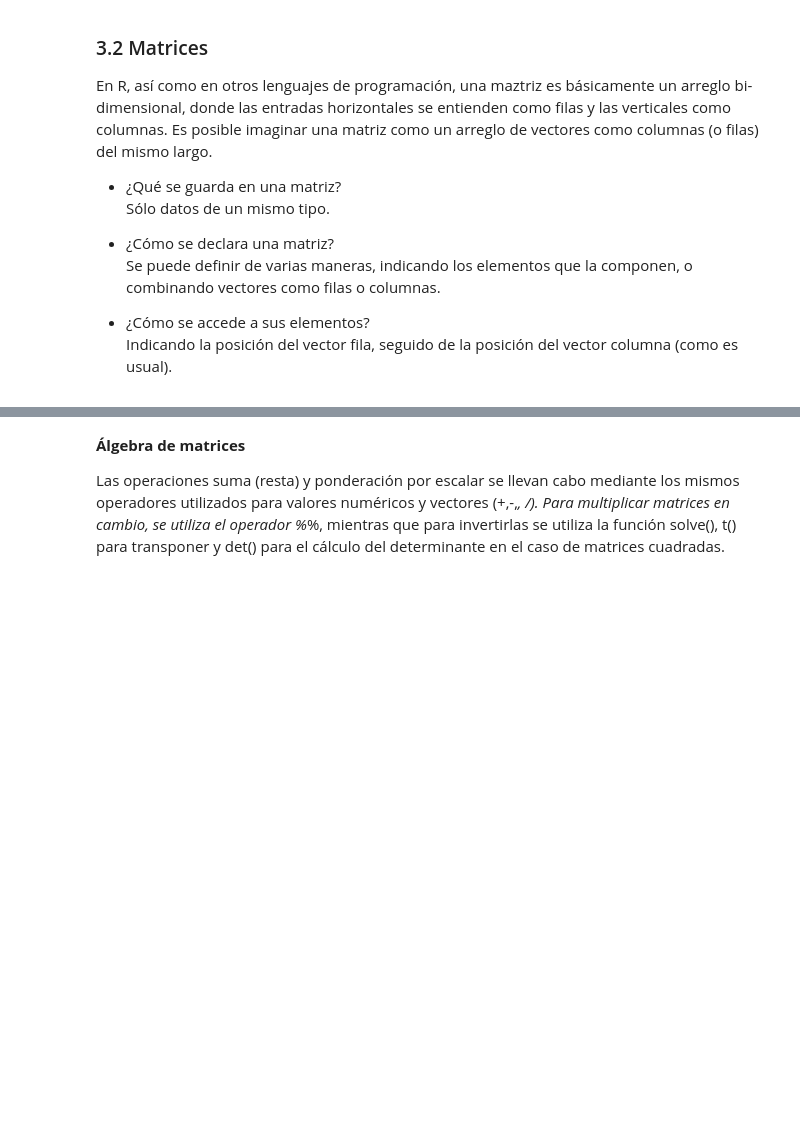
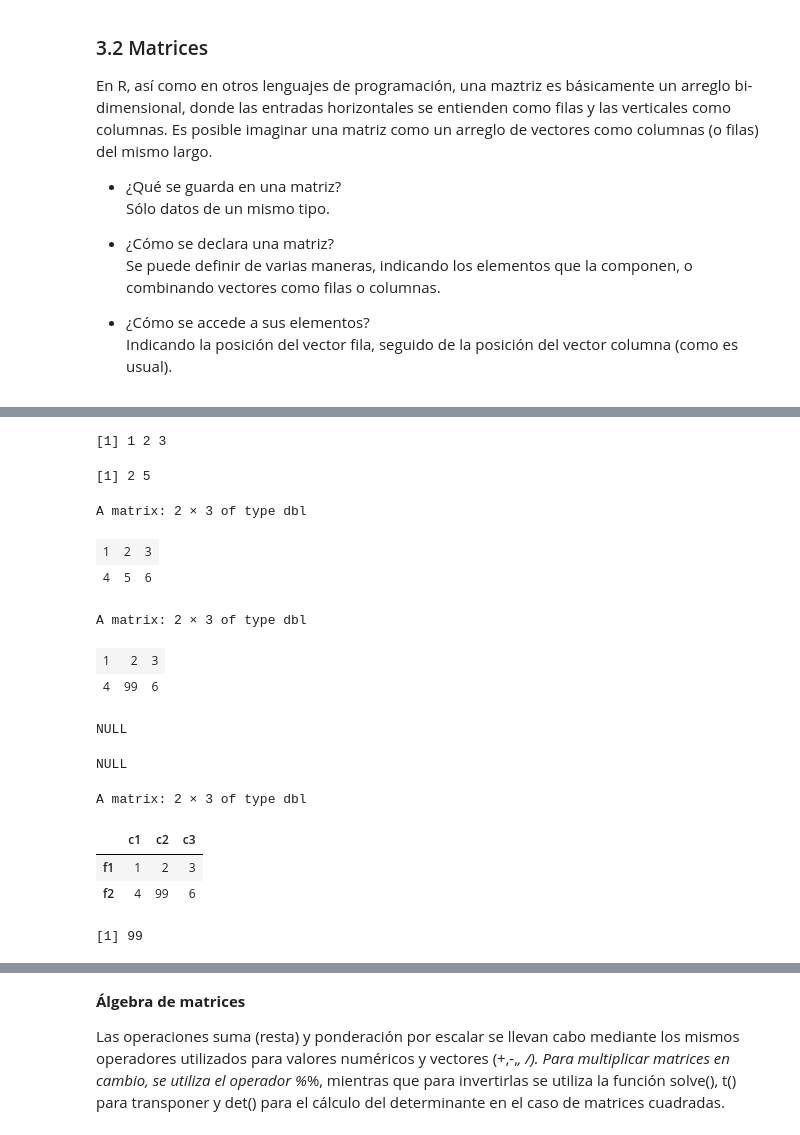
Before and after one commit to kerlesuwu/DBDC_202010_Programacion_en_R_para_ciencia_de_datos, a Jupyter notebook: Clases/Clase2/Clase_2_01_matrices.ipynb, the cells around one changed output, grey strips where cells are left out. Cells and saved outputs as stored; diff of their text form; code cells hidden in the pictures; blank space fills up the shorter version.

```diff
--- a/Clases/Clase2/Clase_2_01_matrices.ipynb
+++ b/Clases/Clase2/Clase_2_01_matrices.ipynb
@@ -26,5 +26,8 @@ En R, así como en otros lenguajes de programación, una maztriz es básicamente
 # 3.2 Matrices ------------
 #?matrix de dos filas y 3 columnas, parametros ncol, nrow y byrow
 # recibe un vector de elementos
-(M1 <- matrix(c(1,2,3,4,5,6), ncol = 3, nrow = 2))
-(M2 <- matrix(c(1,2,3,4,5,6), ncol = 3, nrow = 2, byrow = TRUE))
+M1 <- matrix(c(1,2,3,4,5,6), ncol = 3, nrow = 2)
+M2 <- matrix(c(1,2,3,4,5,6), ncol = 3, nrow = 2, byrow = TRUE)
+
+M1
+M2
@@ -54,10 +117,20 @@ En R, así como en otros lenguajes de programación, una maztriz es básicamente
 # %%
 # Para acceder a una fila completa
-
+M2[1,]
 
 
 # Para acceder a una columna completa
+M2[,2]
+# %% [output]
+[1] 1 2 3
+[1] 2 5
 # %%
 #Recordemos que podemos actualizar elementos de un vector como:
 
-# quiero cambiar el 30 por un 99
+# quiero cambiar el 5 por un 99 (el 5 de la pos 2,2)
+M2
+M2[2,2] <- 99
+# %% [output]
+A matrix: 2 × 3 of type dbl
+| 1 | 2 | 3 |
+| 4 | 5 | 6 |
@@ -65,0 +137,14 @@ En R, así como en otros lenguajes de programación, una maztriz es básicamente
+# %%
+M2
+# %% [output]
+A matrix: 2 × 3 of type dbl
+| 1 | 2 | 3 |
+| 4 | 99 | 6 |
+# %%
+# Acceso mediante nombres
+
+colnames(M2)
+rownames(M2)
+# %% [output]
+NULL
+NULL
@@ -65,0 +154,14 @@ En R, así como en otros lenguajes de programación, una maztriz es básicamente
+# %%
+M2
+# %% [output]
+A matrix: 2 × 3 of type dbl
+|  | c1 | c2 | c3 |
+| f1 | 1 | 2 | 3 |
+| f2 | 4 | 99 | 6 |
+# %%
+# Acceso mediante nomnbres
+
+
+M2["f2","c2"]
+# %% [output]
+[1] 99
```
Also changed, not shown: parts of 24 cells of this notebook.
